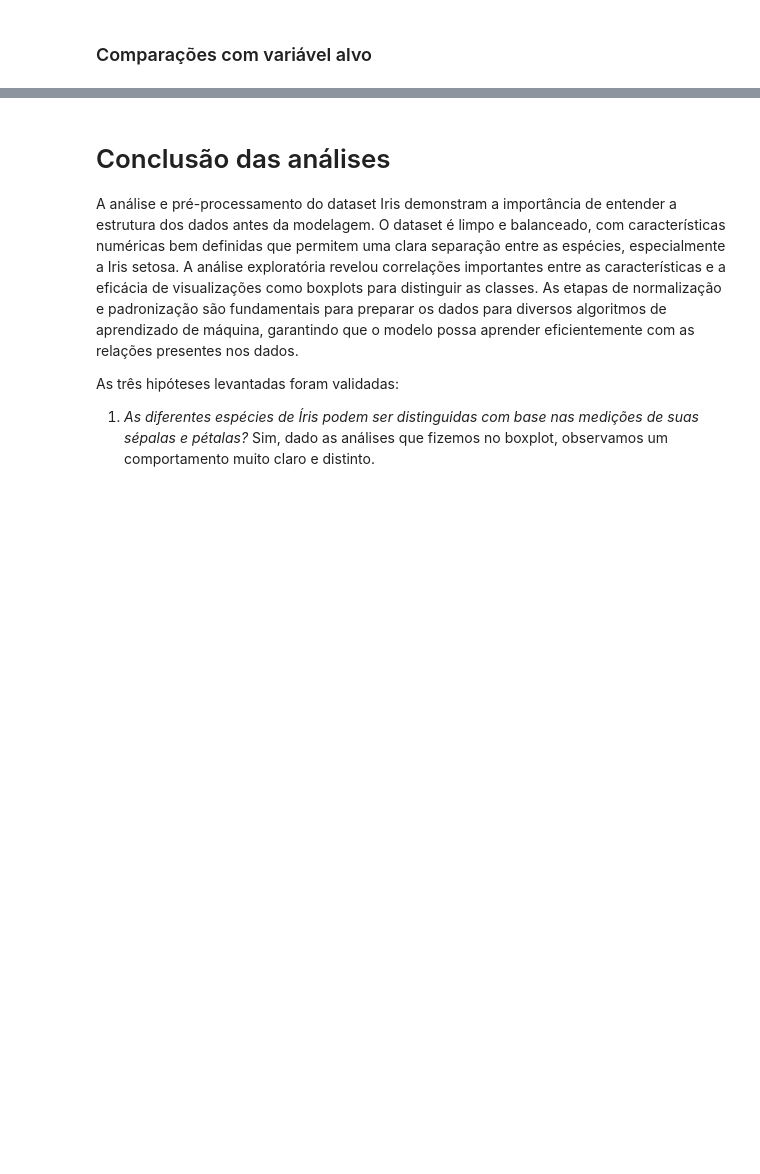
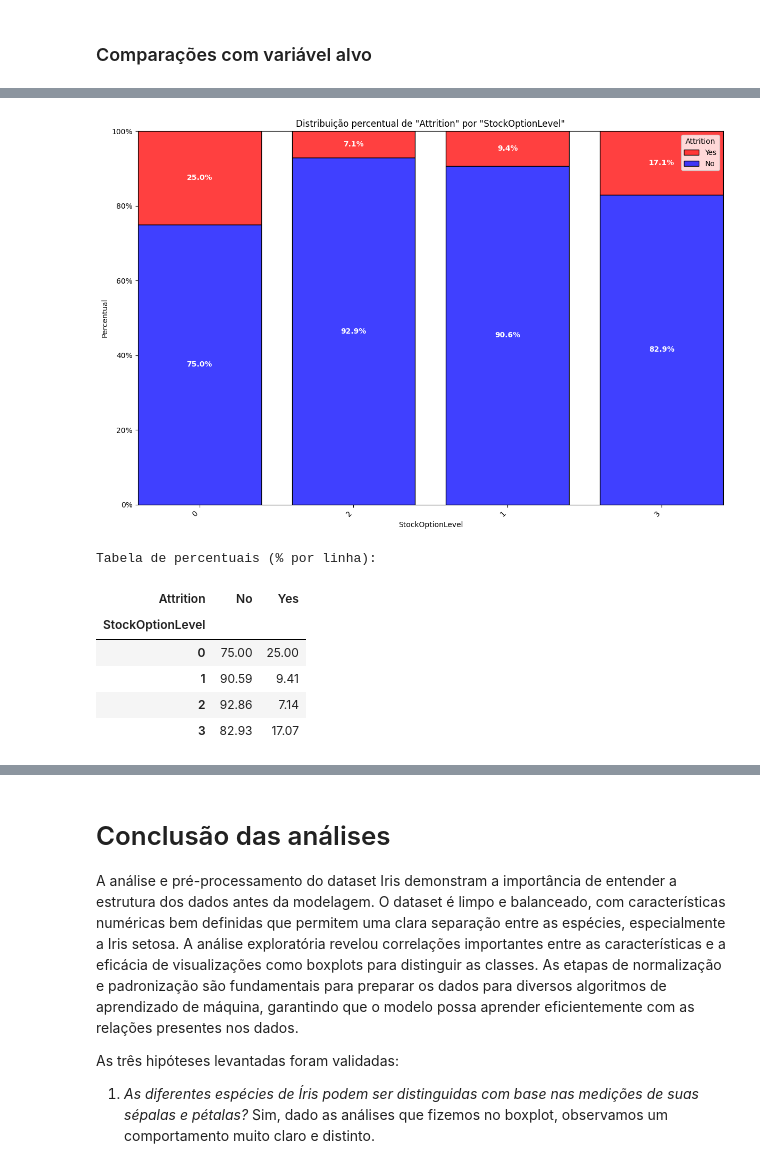
Before and after one commit to VitorMirandaAquino/pucrio-mvp-analise-dados, a Jupyter notebook: MVP_Análise_de_Dados_e_Boas_Práticas.ipynb, the cells around one changed output, grey strips where cells are left out. Saved outputs shown, nothing was run; the diff lists cells and outputs as text; code cells hidden in the pictures; blank space fills up the shorter version.

```diff
--- a/MVP_Análise_de_Dados_e_Boas_Práticas.ipynb
+++ b/MVP_Análise_de_Dados_e_Boas_Práticas.ipynb
@@ -1282,0 +1364,11 @@ analise_associacao(
+# %%
+analise_bivariada_categoricas(df, 'StockOptionLevel', 'Attrition')
+# %% [output]
+[figure, added]
+Tabela de percentuais (% por linha):
+| Attrition | No | Yes |
+| StockOptionLevel |  |  |
+| 0 | 75.00 | 25.00 |
+| 1 | 90.59 | 9.41 |
+| 2 | 92.86 | 7.14 |
+| 3 | 82.93 | 17.07 |
```
Also changed, not shown: parts of 8 cells of this notebook.
